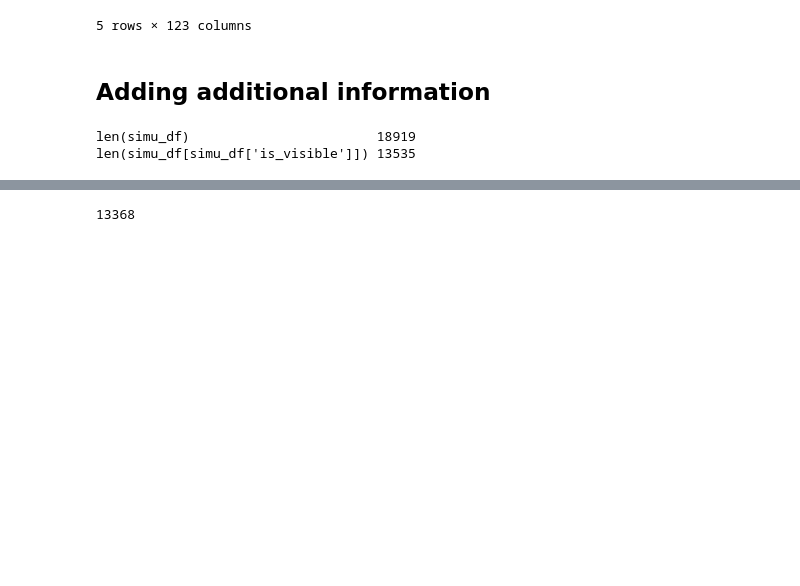
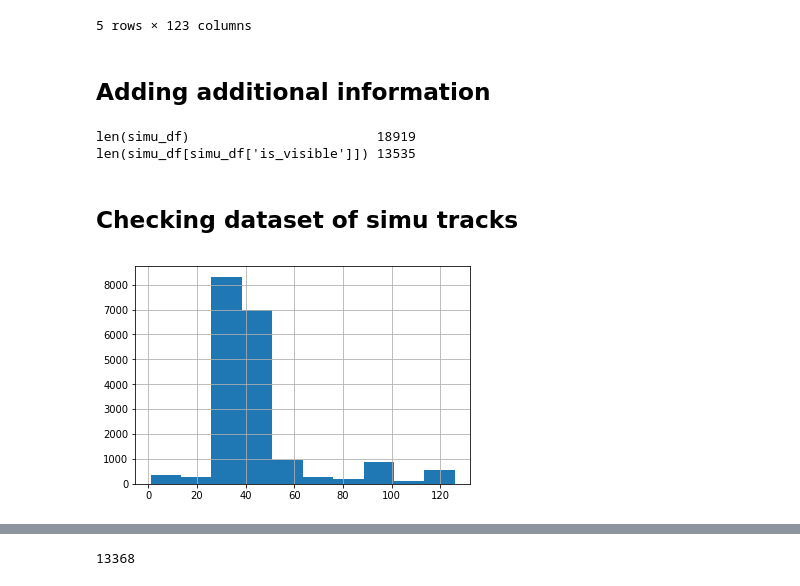
Before and after one commit to vrabelmichal/euso-patt-reco-notebooks, a Jupyter notebook: notebooks/ver4_machine_learning_trg_classification.ipynb, the cells around one changed output, grey strips where cells are left out. Saved outputs shown, nothing was run; the diff lists cells and outputs as text; code cells hidden in the pictures; blank space fills up the shorter version.

```diff
--- a/notebooks/ver4_machine_learning_trg_classification.ipynb
+++ b/notebooks/ver4_machine_learning_trg_classification.ipynb
@@ -259,3 +282,10 @@ simu_signal_noisy_events_table_path = os.path.join(simu_signal_data_snippets_dir
 simu_bgf1_df, unclassified_simu_bgf1_df, track_simu_bgf1_df, noisy_simu_bgf1_df, \
 simu_bgf1_signal_track_events_df, simu_bgf1_signal_noisy_events_df = \
     add_classification_columns(simu_bgf1_df, simu_signal_visible_tracks_table_path, simu_signal_noisy_events_table_path)
+# %% [markdown]
+## Checking dataset of simu tracks
+# %%
+simu_bgf1_df['gtu_in_packet'].hist()
+plt.show()
+# %% [output]
+[figure, added]
```
Also changed, not shown: parts of 41 cells of this notebook.
